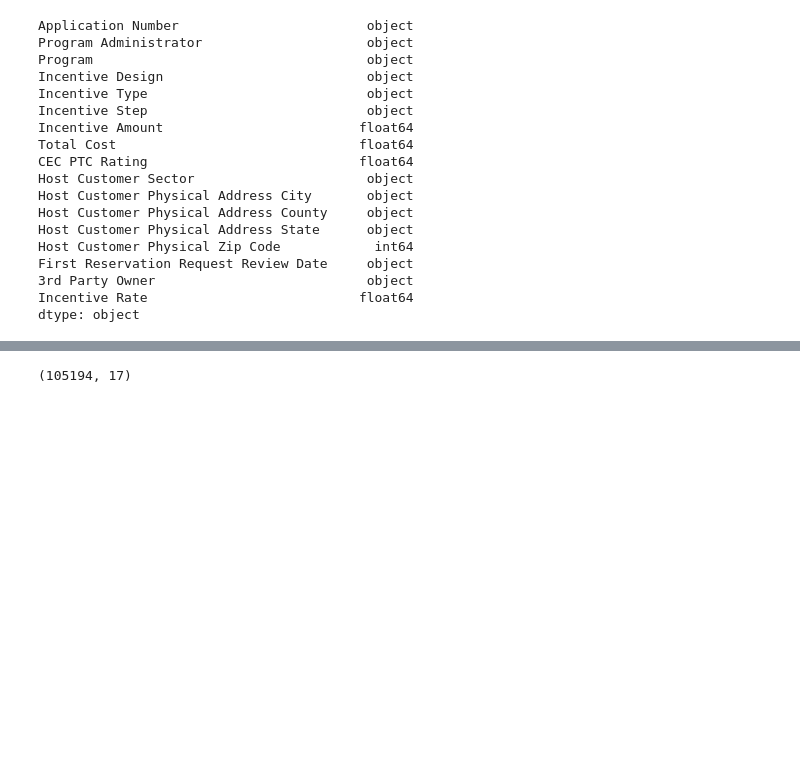
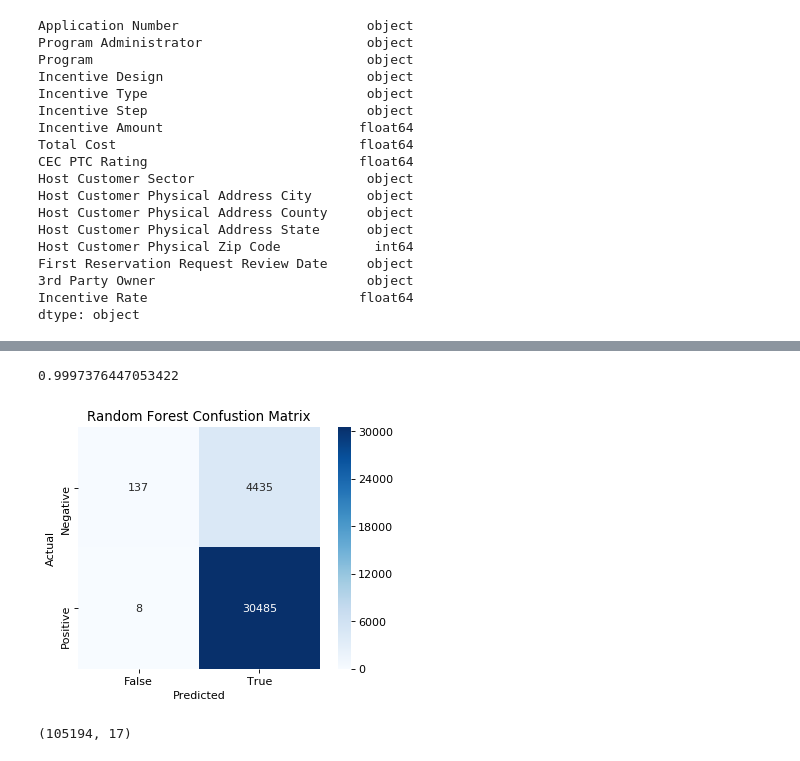
Before and after one commit to Matt-Carney/California_Solar_Initiative_Classification, a Jupyter notebook: CSI Classification.ipynb, the cells around one changed output, grey strips where cells are left out. Saved outputs shown, nothing was run; the diff lists cells and outputs as text; code cells hidden in the pictures; blank space fills up the shorter version.

Commit message:
with eval metrics

```diff
--- a/CSI Classification.ipynb
+++ b/CSI Classification.ipynb
@@ -135,6 +180,5 @@ train_pool = Pool(X_train, y_train, cat_features=categorical_features_indices)
 # %%
-params = {'iterations': 20,
-          'depth': 2,
-          'loss_function': 'Logloss',
-          'eval_metric': 'F1'}
-          #'logging_level' : 'Silent'}
+cv_params = {'iterations': 20,
+             #'depth': 2,
+             'loss_function': 'Logloss',
+             'eval_metric': 'F1'}
@@ -143 +189,3 @@ model = CatBoostClassifier(**params)
+# %%
+cv = CatBoostClassifier(**cv_params)
 # %%
@@ -254,5 +266,5 @@ Application Number : 0.0
 # %%
-y_pred = model.predict(X_test)
-y_pred_probs = model.predict_proba(X_test)
-#print(y_pred)
-#print(y_pred_probs)
+y_pred = cv.predict(X_test)
+y_pred_probs = cv.predict_proba(X_test)
+print(y_pred)
+print(y_pred_probs)
@@ -258,0 +305,17 @@ y_pred_probs = model.predict_proba(X_test)
+# %%
+roc_auc[0]
+# %% [output]
+0.9997376447053422
+# %%
+# Confusion Matrix
+cv_confusion = confusion_matrix(y_test, y_pred)
+plt.figure(dpi=80)
+sns.heatmap(cv_confusion, cmap=plt.cm.Blues, annot=True, square=True, fmt="d",
+           xticklabels=['False', 'True'],
+           yticklabels=['Negative', 'Positive'])
+
+plt.xlabel('Predicted')
+plt.ylabel('Actual')
+plt.title('Random Forest Confustion Matrix');
+# %% [output]
+[figure, added]
```
Also changed, not shown: parts of 24 cells of this notebook.
